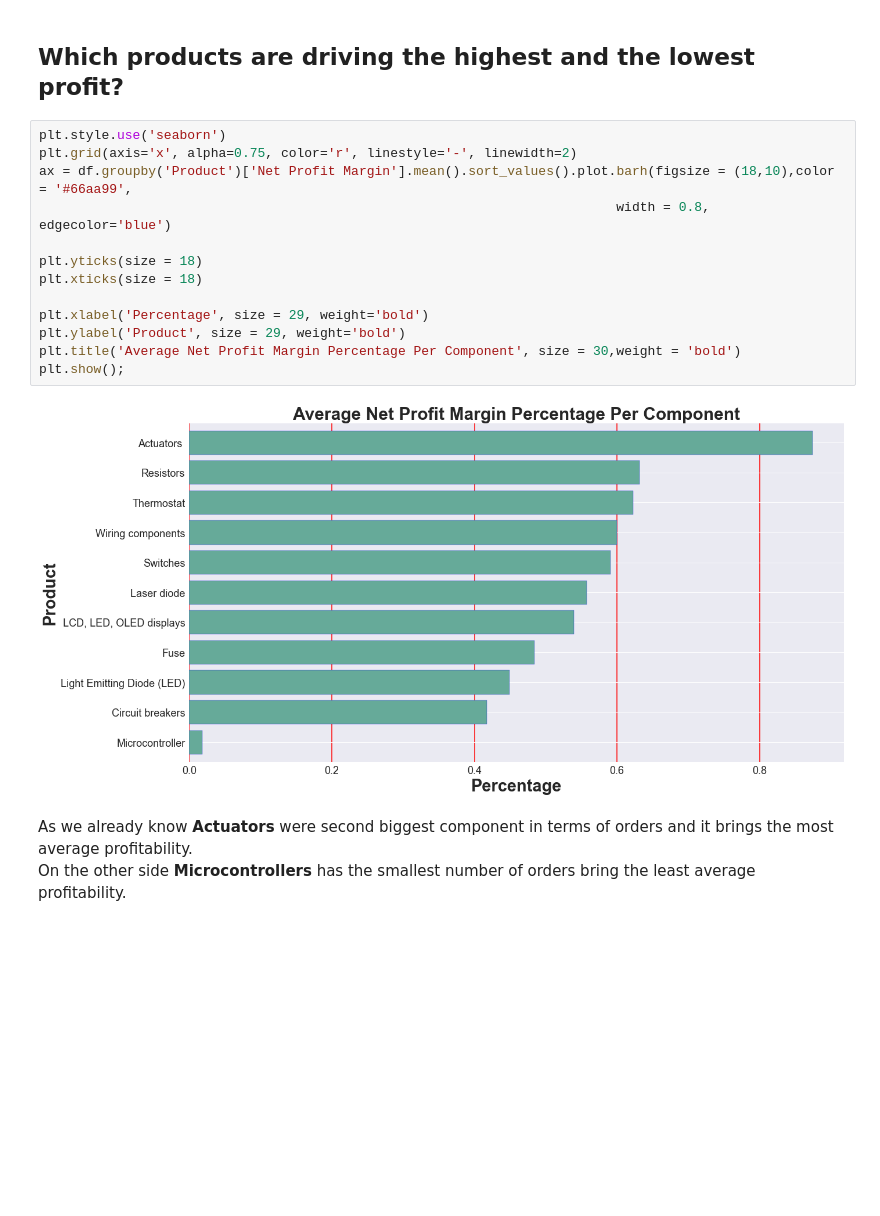
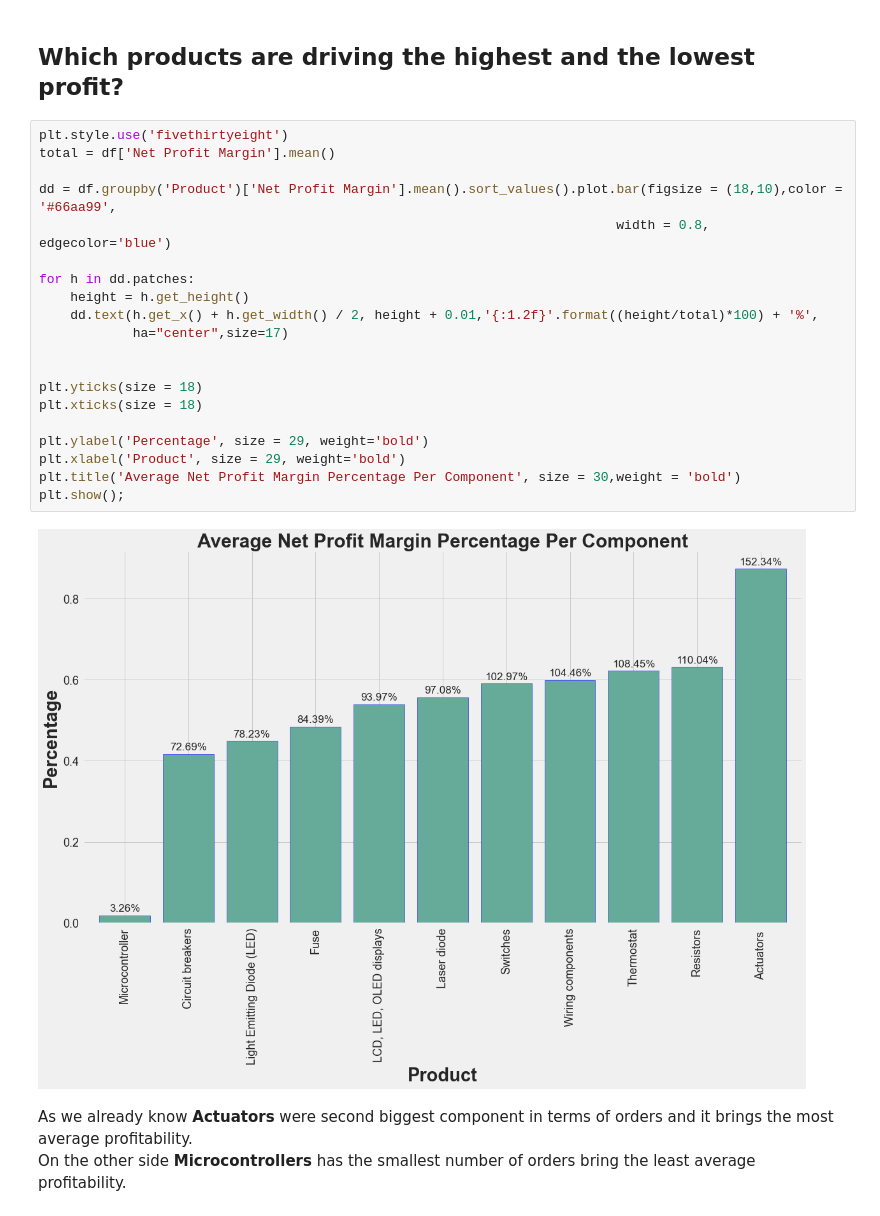
Before and after one commit to ValGRY/Data-Science-Projects, a Jupyter notebook: Techno Industries Inc/Techno Industries Inc..ipynb, the cells around one changed output. Cells and saved outputs as stored; diff of their text form; blank space fills up the shorter version.

```diff
--- a/Techno Industries Inc/Techno Industries Inc..ipynb
+++ b/Techno Industries Inc/Techno Industries Inc..ipynb
@@ -380,20 +380,27 @@ The **Medical** industry has the biggest percentage of average net profit margin
 # %% [markdown]
 ## Which products are driving the highest  and the lowest profit?
 # %%
-plt.style.use('seaborn')
-plt.grid(axis='x', alpha=0.75, color='r', linestyle='-', linewidth=2)
-ax = df.groupby('Product')['Net Profit Margin'].mean().sort_values().plot.barh(figsize = (18,10),color = '#66aa99',
+plt.style.use('fivethirtyeight')
+total = df['Net Profit Margin'].mean()
+
+dd = df.groupby('Product')['Net Profit Margin'].mean().sort_values().plot.bar(figsize = (18,10),color = '#66aa99',
                                                                           width = 0.8, edgecolor='blue')
+
+for h in dd.patches:
+    height = h.get_height()
+    dd.text(h.get_x() + h.get_width() / 2, height + 0.01,'{:1.2f}'.format((height/total)*100) + '%',
+            ha="center",size=17)
+
 
 plt.yticks(size = 18)
 plt.xticks(size = 18)
 
-plt.xlabel('Percentage', size = 29, weight='bold')
-plt.ylabel('Product', size = 29, weight='bold')
+plt.ylabel('Percentage', size = 29, weight='bold')
+plt.xlabel('Product', size = 29, weight='bold')
 plt.title('Average Net Profit Margin Percentage Per Component', size = 30,weight = 'bold')
 plt.show();
 # %% [output]
-[figure, old version]
+[figure, new version]
 # %% [markdown]
 As we already know **Actuators** were second biggest component in terms of orders and it brings the most average profitability.
 On the other side **Microcontrollers** has the smallest number of orders bring the least average profitability.
```
Also changed, not shown: parts of 10 cells of this notebook.
